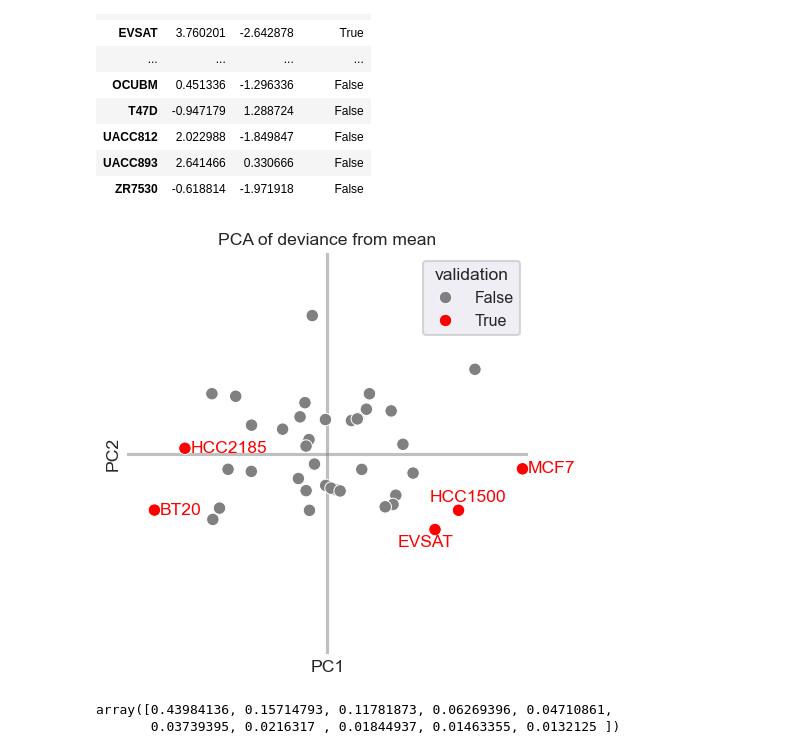
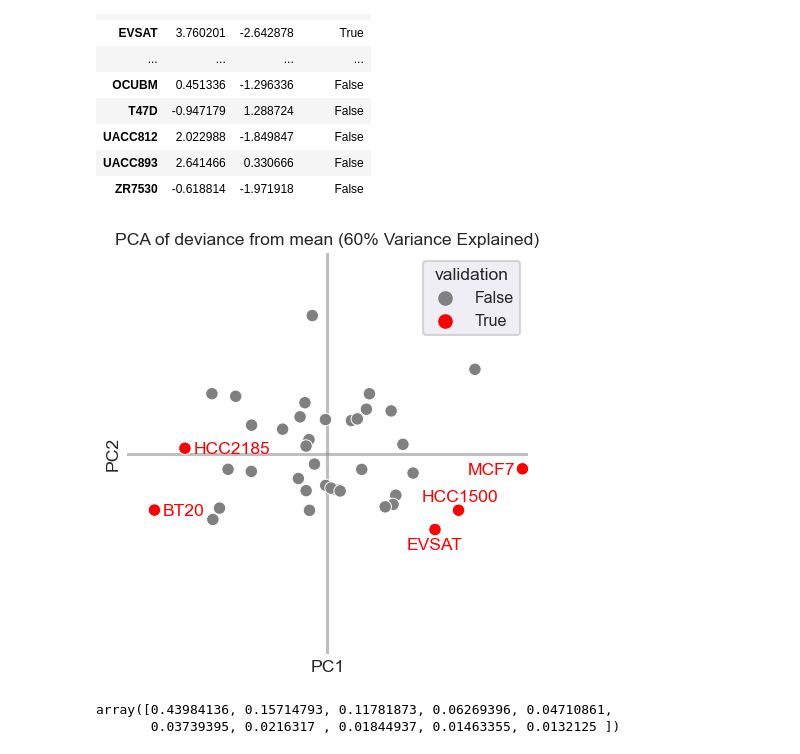
Before and after one commit to frohlich-lab/DeepMechanisticModels, a Jupyter notebook: Old - Jupyter Notebooks/Cytof Data Analysis.ipynb, the cells around one changed output. Drawn from its saved outputs; the diff is of its cells as text; code cells hidden in the pictures.

```diff
--- a/Old - Jupyter Notebooks/Cytof Data Analysis.ipynb
+++ b/Old - Jupyter Notebooks/Cytof Data Analysis.ipynb
@@ -212,40 +212,43 @@ sns.set_context("talk", font_scale=0.7)
 g = sns.scatterplot(
     data=df,
     x="PC1",
     y="PC2",
     hue="validation",
     palette=["gray", "red"],
 
 )
 # add cell-line labels for 5 validation cell-lines
 for _, r in df.iterrows():
     if r.validation:
-        ox = 0.2
-        oy = -0.15
+        ox = 0.3
+        oy = -0.2
         if r.name == "EVSAT":
+            ox = -1.0
+            oy = -0.7
+        if r.name == "HCC1500":
             ox = -1.3
-            oy = -0.6
-        if r.name == "HCC1500":
-            ox = -1.0
             oy = 0.3
+        if r.name == "MCF7":
+            ox = -1.9
         plt.annotate(r.name, (r.PC1+ox, r.PC2+oy), color="red")
 
 # export with transparent background and high dpi, remove grid
 # no box around plot
 # add dashed line at 0 for both axes with low zorder to ensure it is behind the data points
 # make plot square
 # make axis limits equal and remove axis labels
 g.set(xlim=(-7, 7), ylim=(-7, 7), aspect=1.0, xticks=[], yticks=[])
 #
 plt.axhline(0, color='gray', zorder=0, alpha=0.5)
 plt.axvline(0, color='gray', zorder=0, alpha=0.5)
 plt.box(False)
 plt.grid(False)
-plt.title("PCA of deviance from mean")
+VE = sum(pca.explained_variance_ratio_[:2])
+plt.title(f"PCA of deviance from mean ({VE*100:.0f}% Variance Explained)")
 plt.tight_layout()
 plt.savefig("cytof_pca.png", transparent=True, dpi=300)
 # %% [output]
-[figure, old version]
+[figure, new version]
 # %%
 pca.explained_variance_ratio_
 # %% [output]
```
Also changed, not shown: parts of 4 cells of this notebook.
